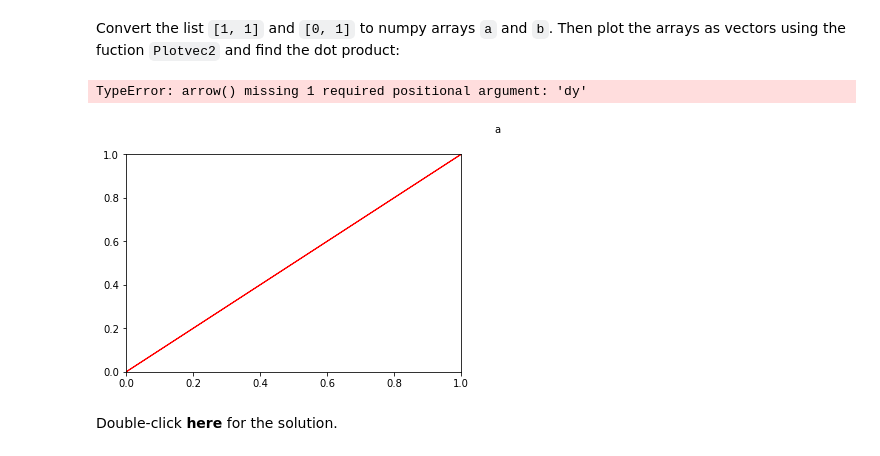
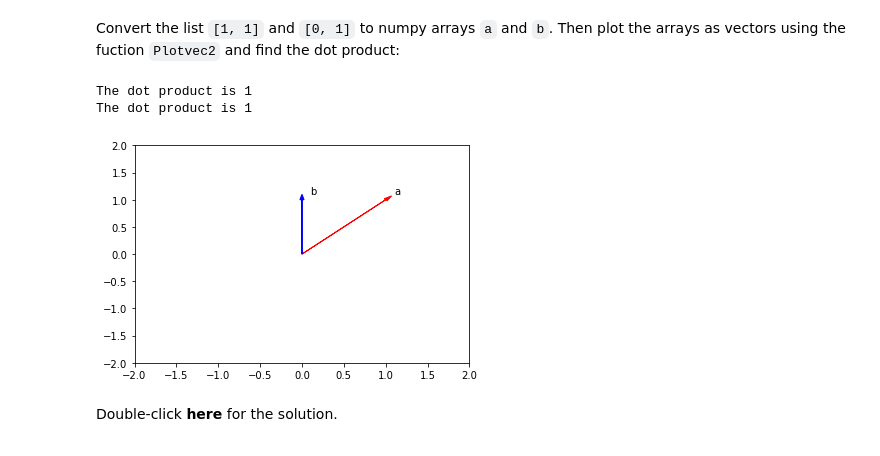
Before and after one commit to gncll/IBM_Python_for_DS_AI, a Jupyter notebook: Read&Write Files, Pandas&Numpy/Numpy1D.ipynb, the cells around one changed output. Drawn from its saved outputs; the diff is of its cells as text; code cells hidden in the pictures.

```diff
--- a/Read&Write Files, Pandas&Numpy/Numpy1D.ipynb
+++ b/Read&Write Files, Pandas&Numpy/Numpy1D.ipynb
@@ -623,12 +623,15 @@ print("The dot product is", np.dot(a, b))
 Convert the list <code>[1, 1]</code> and <code>[0, 1]</code> to numpy arrays <code>a</code> and <code>b</code>. Then plot the arrays as vectors using the fuction <code>Plotvec2</code> and find the dot product:
 # %%
 # Write your code below and press Shift+Enter to execute
-a = np.array([1,1])
-b = np.array([0.1])
-Plotvec2(a,b)
+a = np.array([1, 1])
+b = np.array([0, 1])
+Plotvec2(a, b)
+print("The dot product is", np.dot(a, b))
+print("The dot product is", np.dot(a, b))
 # %% [output]
-TypeError: arrow() missing 1 required positional argument: 'dy'
+The dot product is 1
+The dot product is 1
-[figure, old version]
+[figure, new version]
 # %% [markdown]
 Double-click __here__ for the solution.
 
```
Also changed, not shown: parts of 1 cell of this notebook.
